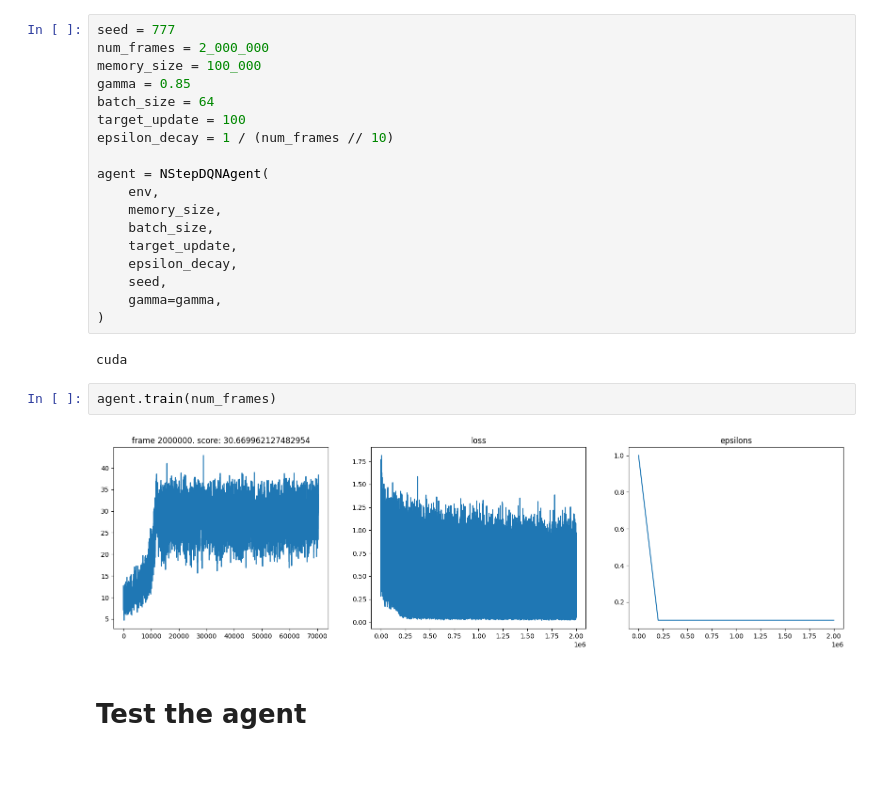
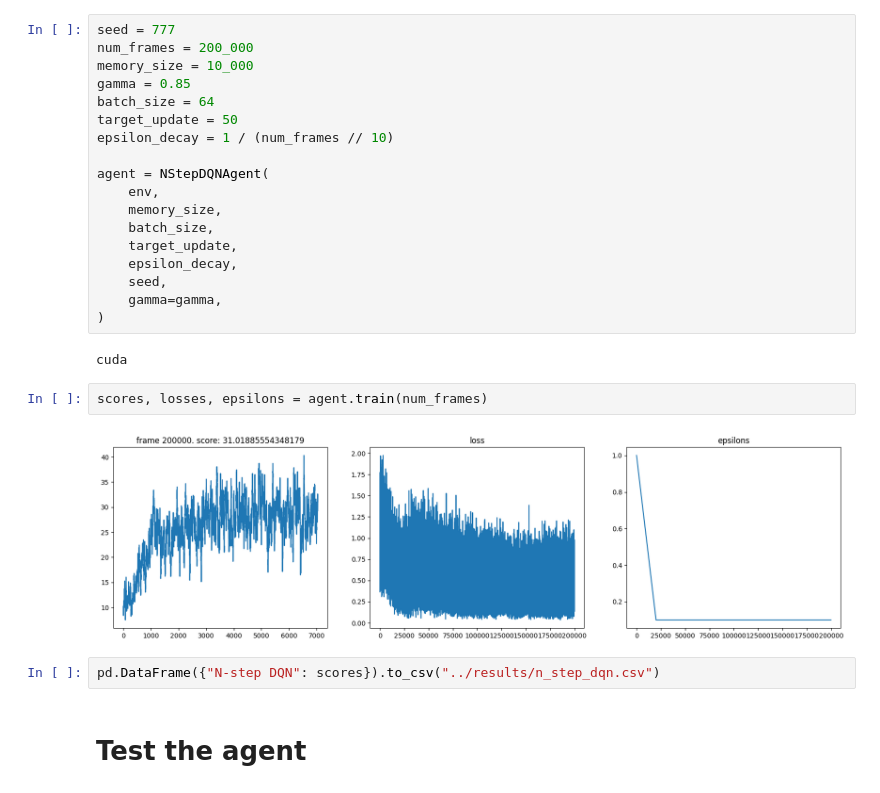
Before and after one commit to CM30359-Group-14/Group-Assignment, a Jupyter notebook: n_step_dqn/n_step_dqn.ipynb, the cells around one changed output. Drawn from its saved outputs; the diff is of its cells as text; blank space fills up the shorter version.

```diff
--- a/n_step_dqn/n_step_dqn.ipynb
+++ b/n_step_dqn/n_step_dqn.ipynb
@@ -200,11 +201,11 @@ env.unwrapped.configure(config)
 obs, info = env.reset()
 # %%
 seed = 777
-num_frames = 2_000_000
-memory_size = 100_000
+num_frames = 200_000
+memory_size = 10_000
 gamma = 0.85
 batch_size = 64
-target_update = 100
+target_update = 50
 epsilon_decay = 1 / (num_frames // 10)
 
 agent = NStepDQNAgent(
@@ -218,10 +219,12 @@ agent = NStepDQNAgent(
 )
 # %% [output]
 cuda
-# %%
-agent.train(num_frames)
-# %% [output]
-[figure, removed]
+# %%
+scores, losses, epsilons = agent.train(num_frames)
+# %% [output]
+[figure, added]
+# %%
+pd.DataFrame({"N-step DQN": scores}).to_csv("../results/n_step_dqn.csv")
 # %% [markdown]
 # Test the agent
 # %%
```
Also changed, not shown: parts of 4 cells of this notebook, 15 other files.
